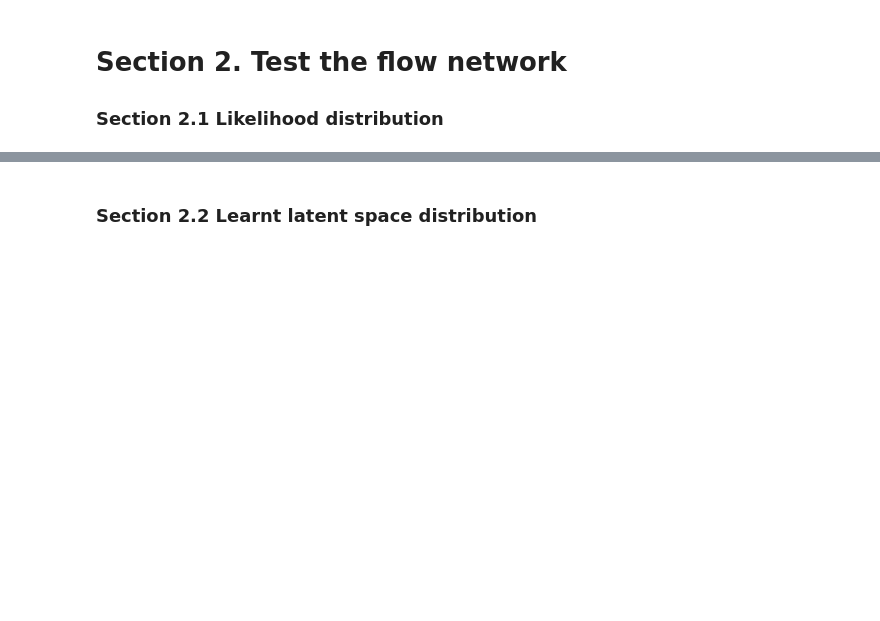
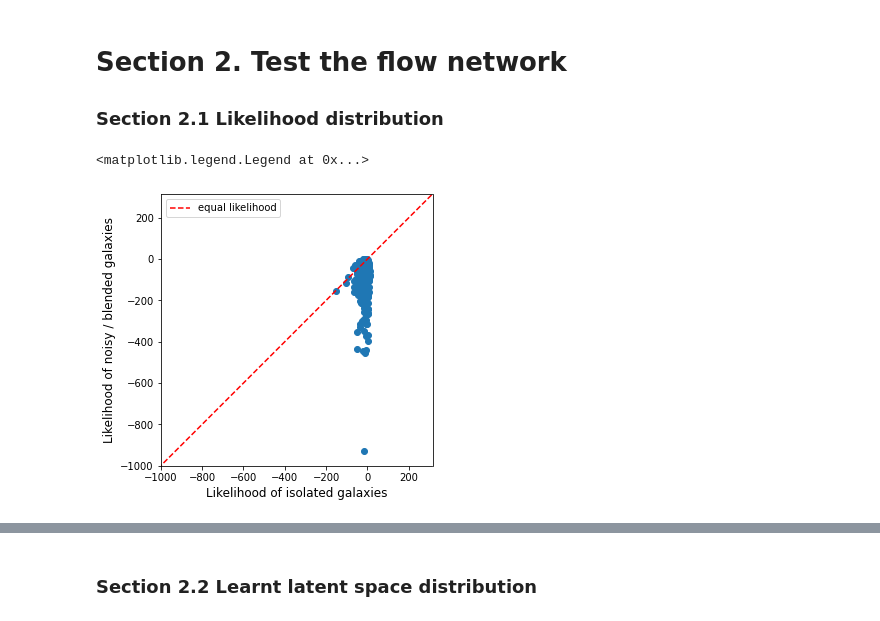
Before and after one commit to b-biswas/MADNESS-legacy, a Jupyter notebook: notebooks/basic_tests.ipynb, the cells around one changed output, grey strips where cells are left out. Cells and saved outputs as stored; diff of their text form; code cells hidden in the pictures; blank space fills up the shorter version.

```diff
--- a/notebooks/basic_tests.ipynb
+++ b/notebooks/basic_tests.ipynb
@@ -192,14 +196,17 @@ likelihood_difference=isolated_likelihood-noisy_likelihood
 # %%
 fig = plt.figure(figsize=(5,5))
 plt.scatter(isolated_likelihood, noisy_likelihood)
 max_lim = max(np.amax(isolated_likelihood), np.amax(noisy_likelihood))
 min_lim = min(np.amin(isolated_likelihood), np.amin(noisy_likelihood))
-plt.xlim(-1000, max_lim+10)
-plt.ylim(-1000, max_lim+10)
-plt.plot((min_lim, max_lim), (min_lim, max_lim), ls="--", c="r", label="equal likelihood")
+plt.xlim(-1000, max_lim+300)
+plt.ylim(-1000, max_lim+300)
+plt.plot((min_lim, max_lim+300), (min_lim, max_lim+300), ls="--", c="r", label="equal likelihood")
 ax = plt.gca()
 ax.set_aspect('equal')
 plt.xlabel("Likelihood of isolated galaxies", fontsize=12)
 plt.ylabel("Likelihood of noisy / blended galaxies", fontsize=12)
 plt.legend()
+# %% [output]
+<matplotlib.legend.Legend at 0x...>
+[figure, added]
 # %%
```
Also changed, not shown: parts of 11 cells of this notebook, 2 other files.
